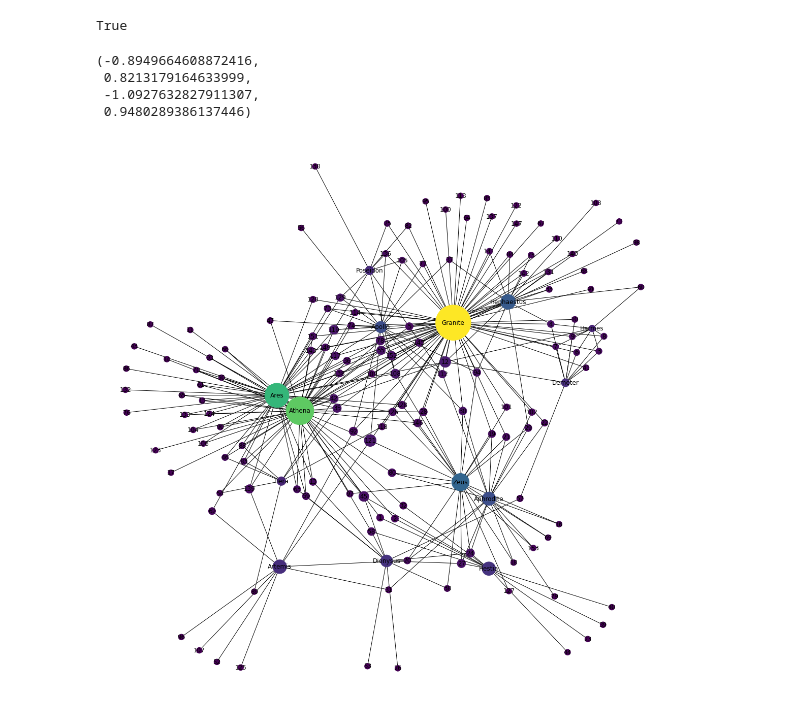
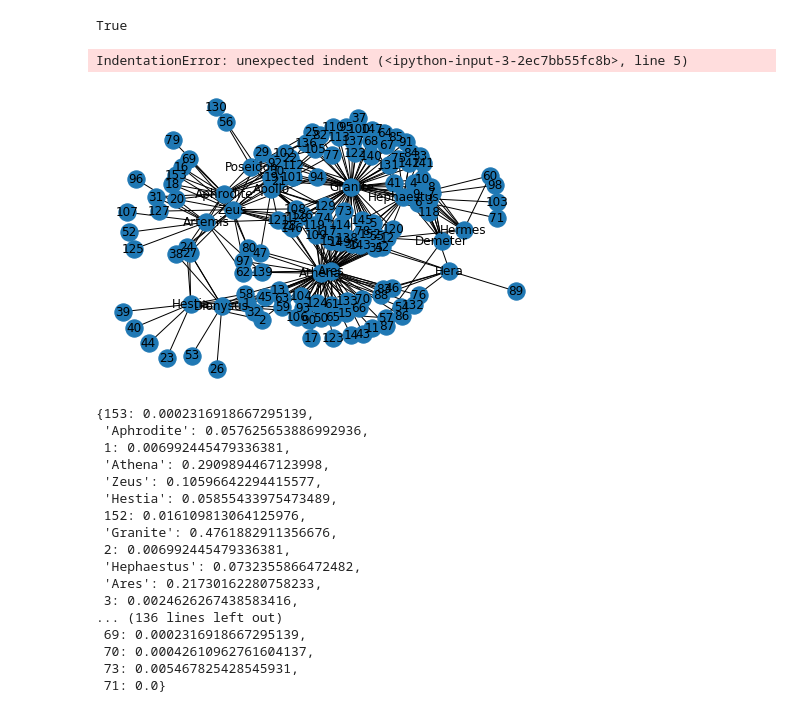
Before and after one commit to erifejams/Autonomous-Systems, a Jupyter notebook: Autonomous Systems.ipynb, the cells around one changed output. Saved outputs shown, nothing was run; the diff lists cells and outputs as text; code cells hidden in the pictures.

```diff
--- a/Autonomous Systems.ipynb
+++ b/Autonomous Systems.ipynb
@@ -547,14 +603,33 @@ pos = nx.spring_layout(G)
 betCent = nx.betweenness_centrality(G, normalized=True, endpoints=True)
 node_color = [20000.0 * G.degree(v) for v in G]
 node_size =  [v * 10000 for v in betCent.values()]
-plt.figure(figsize=(20,20))
-nx.draw_networkx(G, pos=pos, with_labels=True,
                  node_color=node_color,
                  node_size=node_size )
 plt.axis('off')
 # %% [output]
-(-0.8949664608872416,
- 0.8213179164633999,
- -1.0927632827911307,
- 0.9480289386137446)
+IndentationError: unexpected indent (<ipython-input-3-2ec7bb55fc8b>, line 5)
-[figure, removed]
+# %%
+nx.draw_kamada_kawai(G, with_labels = True)
+# %% [output]
+[figure, added]
+# %%
+btw_cen = nx.betweenness_centrality(G)
+btw_cen
+# %% [output]
+{153: 0.0002316918667295139,
+ 'Aphrodite': 0.057625653886992936,
+ 1: 0.006992445479336381,
+ 'Athena': 0.2909894467123998,
+ 'Zeus': 0.10596642294415577,
+ 'Hestia': 0.05855433975473489,
+ 152: 0.016109813064125976,
+ 'Granite': 0.4761882911356676,
+ 2: 0.006992445479336381,
+ 'Hephaestus': 0.0732355866472482,
+ 'Ares': 0.21730162280758233,
+ 3: 0.0024626267438583416,
+... (136 lines left out)
+ 69: 0.0002316918667295139,
+ 70: 0.00042610962761604137,
+ 73: 0.005467825428545931,
+ 71: 0.0}
```
Also changed, not shown: parts of 17 cells of this notebook, 1 other file.
